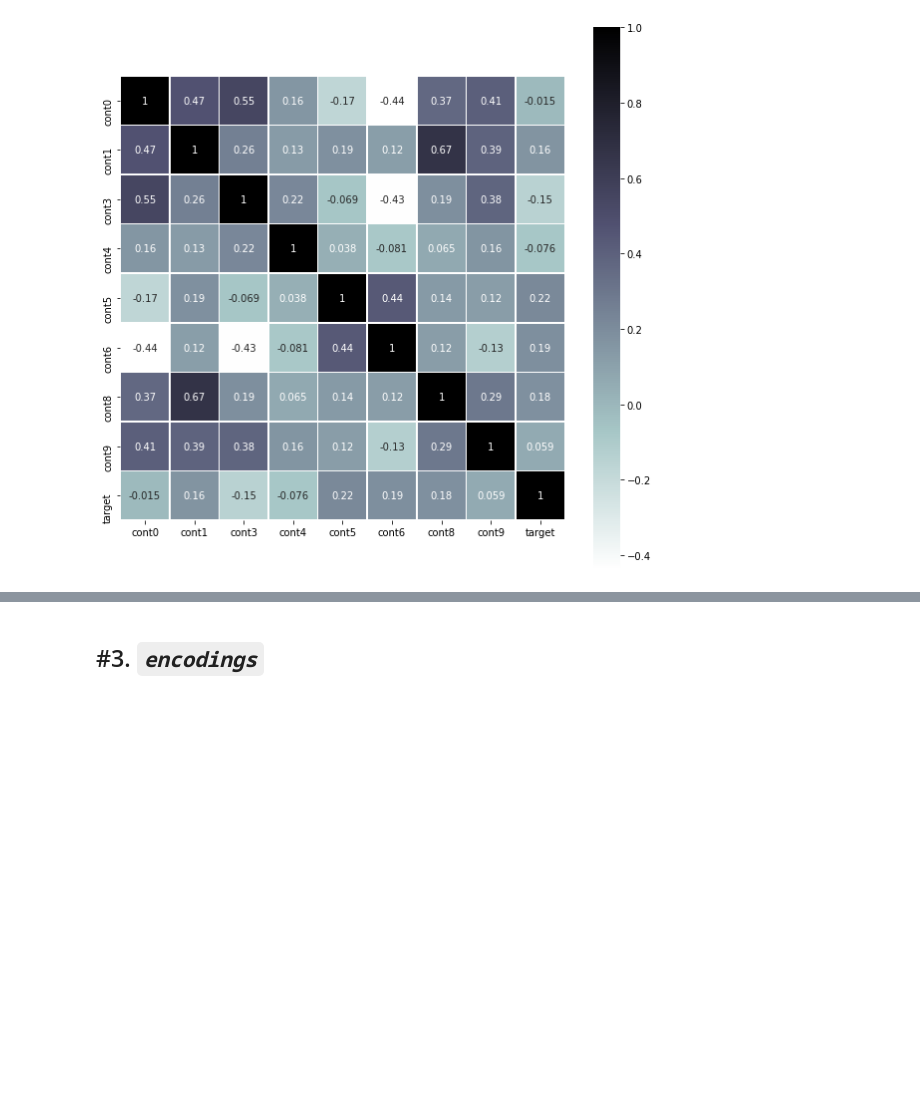
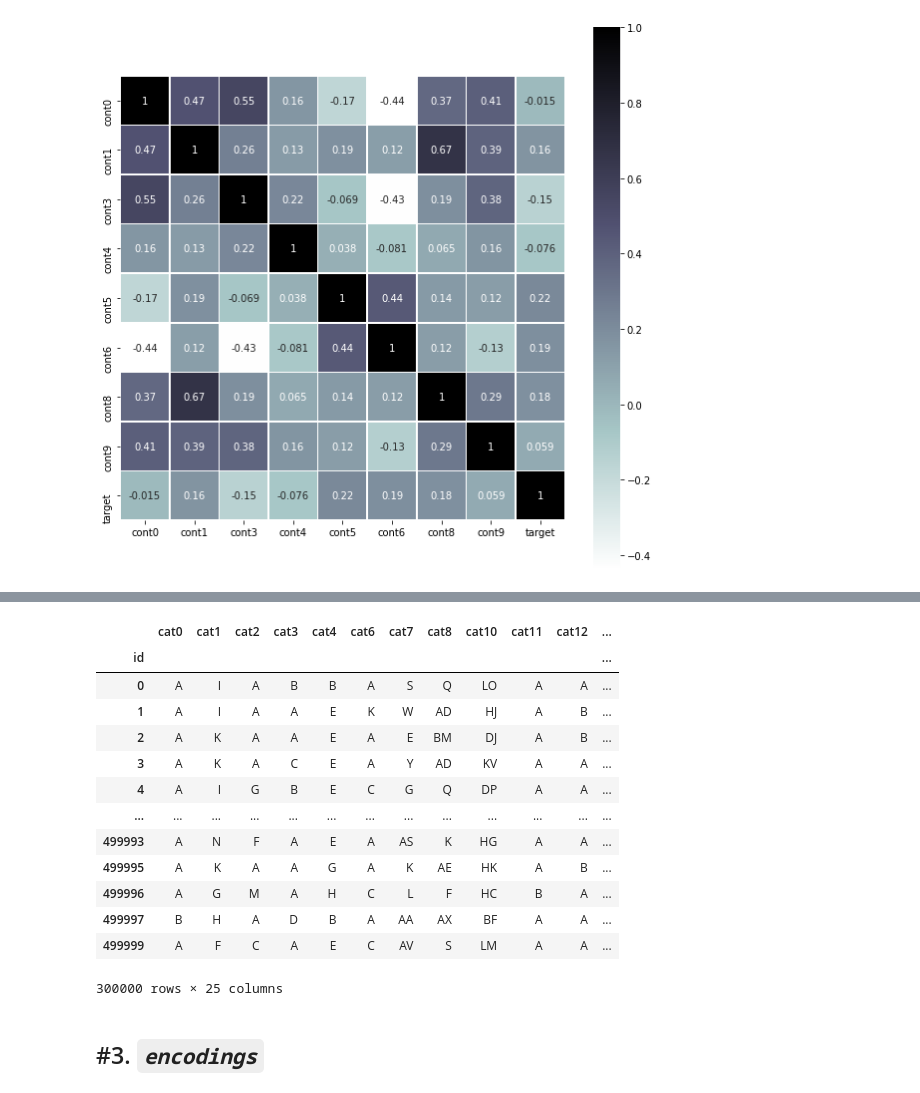
Before and after one commit to Roudranil/competitions, a Jupyter notebook: Kaggle/Tabular Playground March/tab_playground_mar.ipynb, the cells around one changed output, grey strips where cells are left out. Drawn from its saved outputs; the diff is of its cells as text; code cells hidden in the pictures; blank space fills up the shorter version.

```diff
--- a/Kaggle/Tabular Playground March/tab_playground_mar.ipynb
+++ b/Kaggle/Tabular Playground March/tab_playground_mar.ipynb
@@ -147,3 +208,20 @@ testdf.drop(columns=['cat5', 'cat9', 'cat13', 'cont2', 'cont7', 'cont10'], inpla
+# %%
+traindf
+# %% [output]
+|  | cat0 | cat1 | cat2 | cat3 | cat4 | cat6 | cat7 | cat8 | cat10 | cat11 | cat12 | ... |
+| id |  |  |  |  |  |  |  |  |  |  |  | ... |
+| 0 | A | I | A | B | B | A | S | Q | LO | A | A | ... |
+| 1 | A | I | A | A | E | K | W | AD | HJ | A | B | ... |
+| 2 | A | K | A | A | E | A | E | BM | DJ | A | B | ... |
+| 3 | A | K | A | C | E | A | Y | AD | KV | A | A | ... |
+| 4 | A | I | G | B | E | C | G | Q | DP | A | A | ... |
+| ... | ... | ... | ... | ... | ... | ... | ... | ... | ... | ... | ... | ... |
+| 499993 | A | N | F | A | E | A | AS | K | HG | A | A | ... |
+| 499995 | A | K | A | A | G | A | K | AE | HK | A | B | ... |
+| 499996 | A | G | M | A | H | C | L | F | HC | B | A | ... |
+| 499997 | B | H | A | D | B | A | AA | AX | BF | A | A | ... |
+| 499999 | A | F | C | A | E | C | AV | S | LM | A | A | ... |
+300000 rows × 25 columns
 # %% [markdown]
 #3. *`encodings`*
 ---
```
Also changed, not shown: parts of 9 cells of this notebook.
